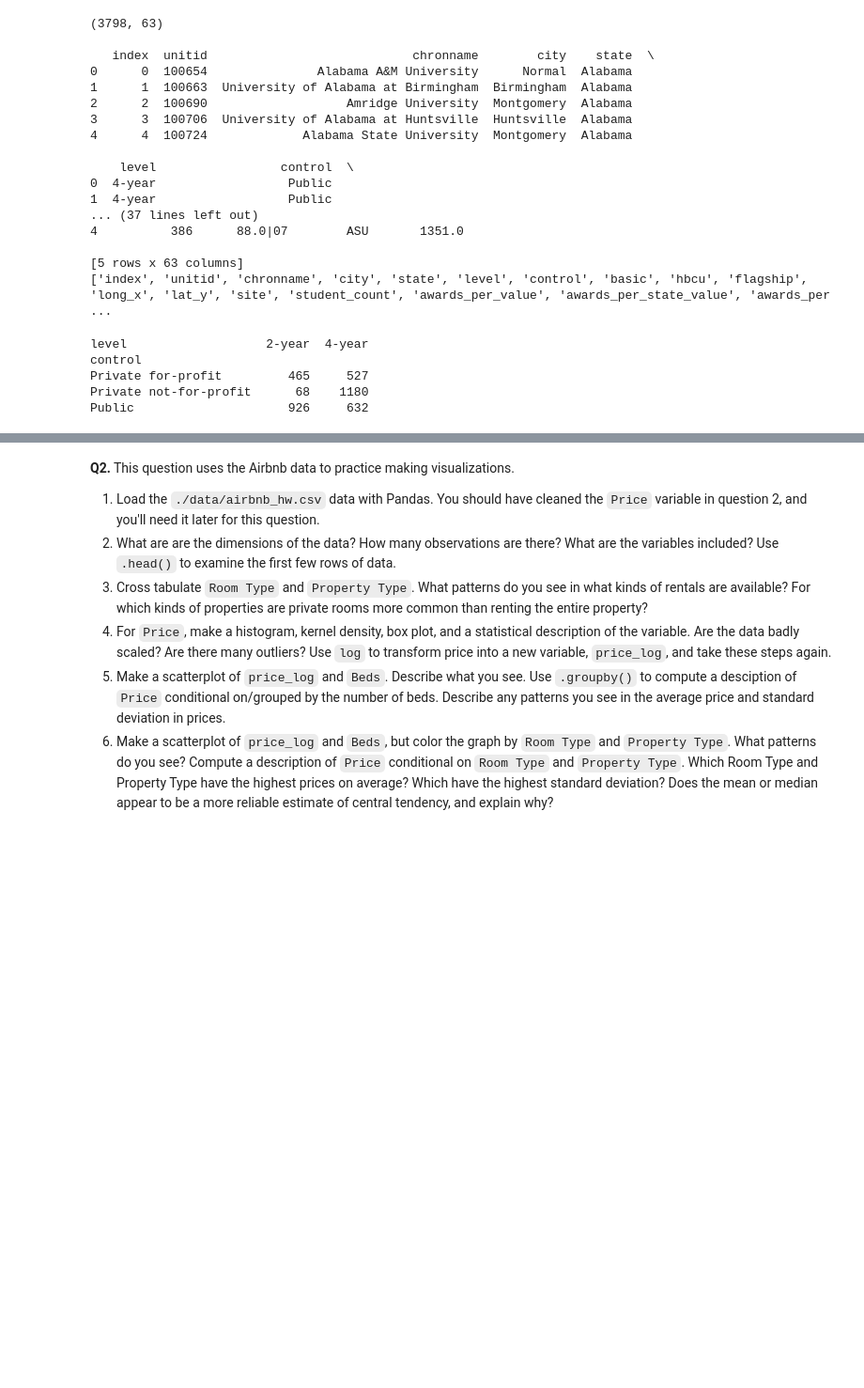
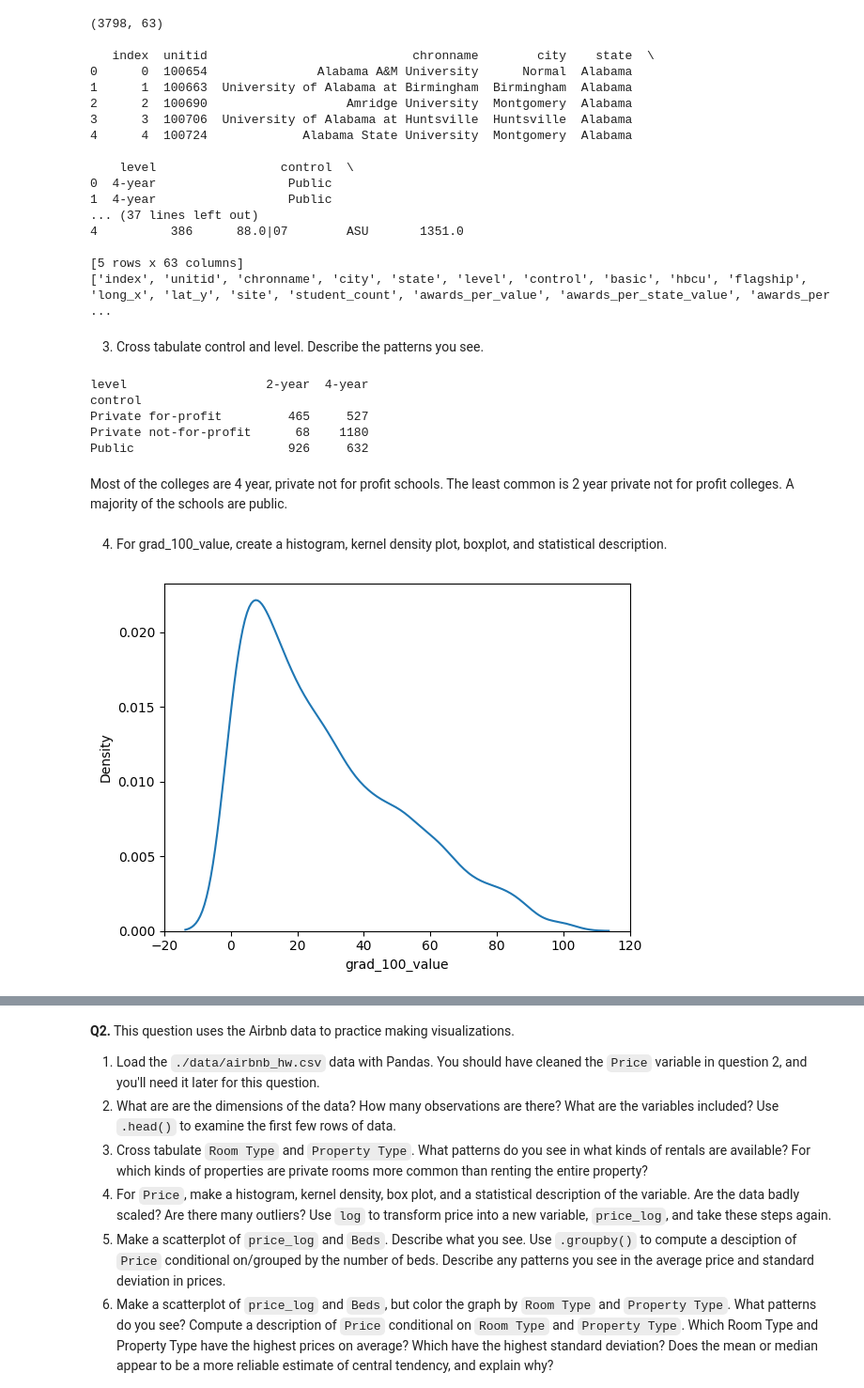
Before and after one commit to l-e13/visualization, a Jupyter notebook: assignment/assignment.ipynb, the cells around one changed output, grey strips where cells are left out. Shown: that part at 94% size. Cells and saved outputs as stored; diff of their text form; code cells hidden in the pictures; blank space fills up the shorter version.

```diff
--- a/assignment/assignment.ipynb
+++ b/assignment/assignment.ipynb
@@ -62,6 +62,9 @@ print(variables)
 
 [5 rows x 63 columns]
 ['index', 'unitid', 'chronname', 'city', 'state', 'level', 'control', 'basic', 'hbcu', 'flagship', 'long_x', 'lat_y', 'site', 'student_count', 'awards_per_value', 'awards_per_state_value', 'awards_per ...
+# %% [markdown]
+
+3. Cross tabulate control and level. Describe the patterns you see.
 # %%
 print(pd.crosstab(college_df['control'],college_df['level']),'\n')
 # %% [output]
@@ -70,3 +73,18 @@ control
 Private for-profit         465     527
 Private not-for-profit      68    1180
 Public                     926     632
+# %% [markdown]
+Most of the colleges are 4 year, private not for profit schools. The least common is 2 year private not for profit colleges. A majority of the schools are public.
+# %% [markdown]
+4. For grad_100_value, create a histogram, kernel density plot, boxplot, and statistical description.
+# %%
+import seaborn as sns
+import matplotlib.pyplot as plt
+
+
+# kernel density plot
+var = 'grad_100_value'
+sns.kdeplot(college_df[var])
+plt.show()
+# %% [output]
+[figure, added]
```
Also changed, not shown: parts of 21 cells of this notebook.
